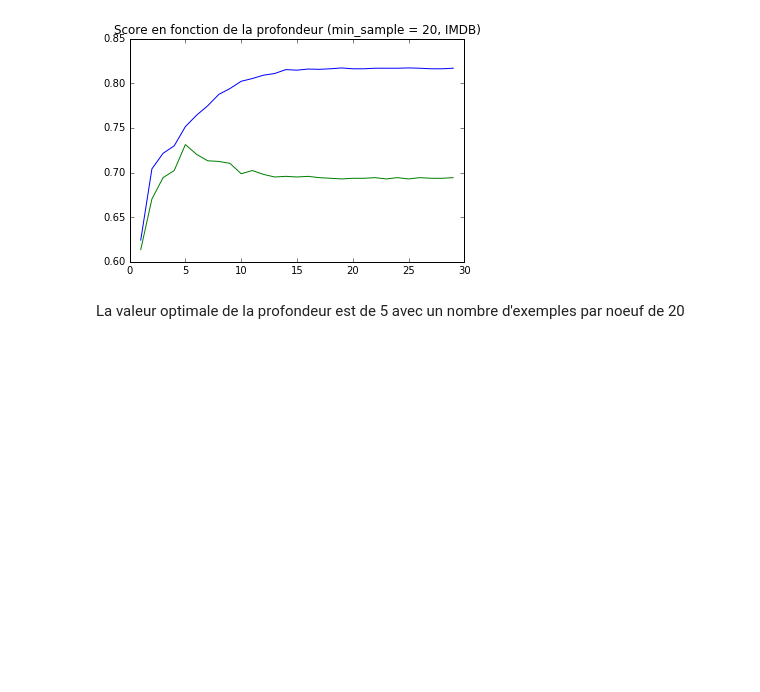
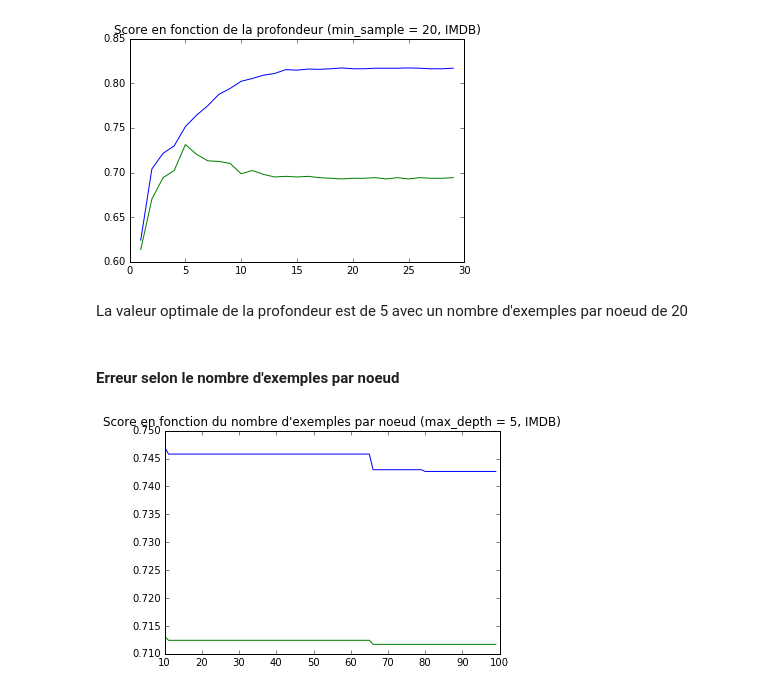
Before and after one commit to alexattia/machine.learning, a Jupyter notebook: Assignments - ENPC/TP4-Tree, Random Forest.ipynb, the cells around one changed output. Saved outputs shown, nothing was run; the diff lists cells and outputs as text; code cells hidden in the pictures; blank space fills up the shorter version.

```diff
--- a/Assignments - ENPC/TP4-Tree, Random Forest.ipynb
+++ b/Assignments - ENPC/TP4-Tree, Random Forest.ipynb
@@ -683,4 +698,25 @@ plt.show()
 # %% [output]
 [figure]
 # %% [markdown]
-La valeur optimale de la profondeur est de 5 avec un nombre d'exemples par noeuf de 20
+La valeur optimale de la profondeur est de 5 avec un nombre d'exemples par noeud de 20
+# %% [markdown]
+#### Erreur selon le nombre d'exemples par noeud
+# %%
+l = range(10,100)
+score_test = []
+score_train = []
+for i in l:
+    mytree=tree.DecisionTreeClassifier() #creation d'un arbre de decision
+    mytree.max_depth=5
+    mytree.min_samples_split=i #nombre minimal d'exemples dans une feuille
+    mytree.fit(data_train,y_train)
+    score_train.append(mytree.score(data_train,y_train))
+    score_test.append(mytree.score(data_test,y_test))
+
+plt.plot(l,score_train)
+plt.plot(l, score_test)
+#plt.plot(l, score_kfold)
+plt.title("Score en fonction du nombre d'exemples par noeud (max_depth = 5, IMDB)")
+plt.show()
+# %% [output]
+[figure, added]
```
Also changed, not shown: parts of 12 cells of this notebook.
